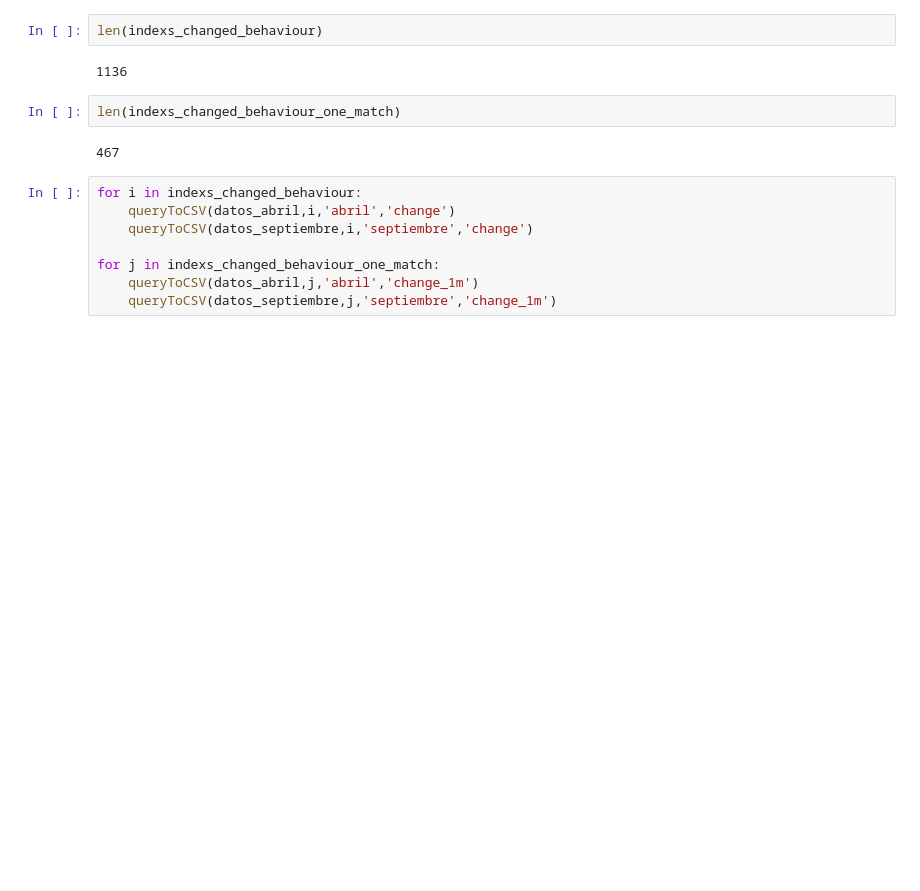
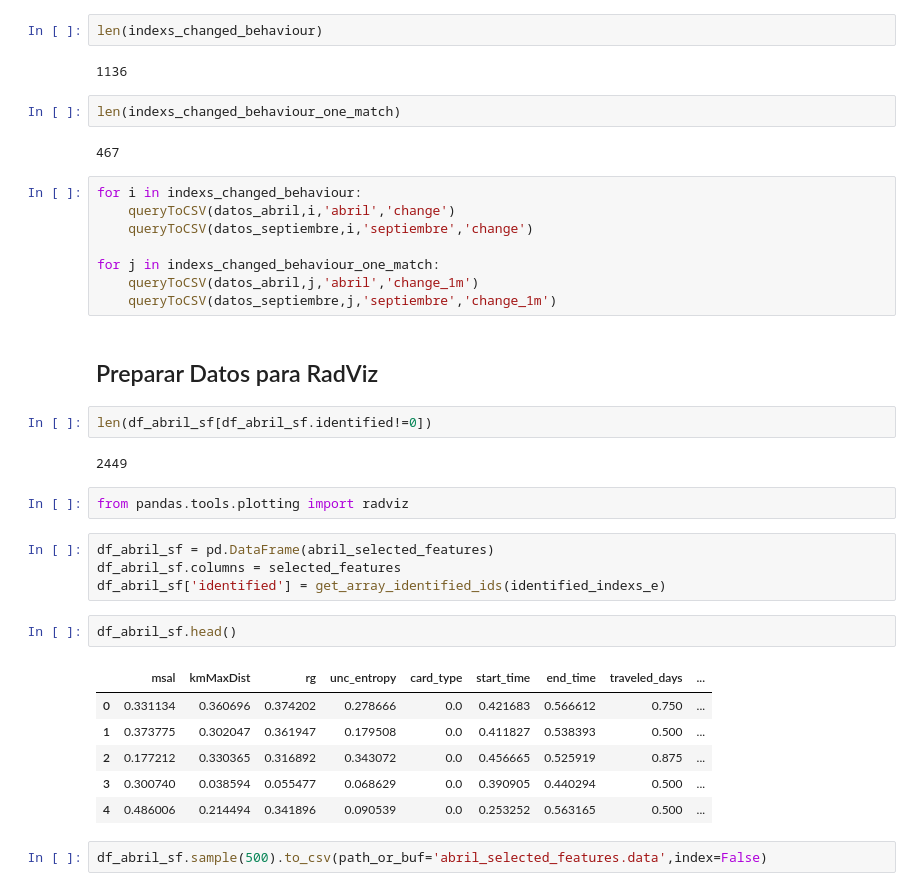
Before and after one commit to cinai/identification-algorithms, a Jupyter notebook: algoritmo_3/ResultsExploration.ipynb, the cells around one changed output. Drawn from its saved outputs; the diff is of its cells as text; blank space fills up the shorter version.

```diff
--- a/algoritmo_3/ResultsExploration.ipynb
+++ b/algoritmo_3/ResultsExploration.ipynb
@@ -824,3 +827,26 @@ for i in indexs_changed_behaviour:
 for j in indexs_changed_behaviour_one_match:
     queryToCSV(datos_abril,j,'abril','change_1m')
     queryToCSV(datos_septiembre,j,'septiembre','change_1m')
+# %% [markdown]
+## Preparar Datos para RadViz
+# %%
+len(df_abril_sf[df_abril_sf.identified!=0])
+# %% [output]
+2449
+# %%
+from pandas.tools.plotting import radviz
+# %%
+df_abril_sf = pd.DataFrame(abril_selected_features)
+df_abril_sf.columns = selected_features
+df_abril_sf['identified'] = get_array_identified_ids(identified_indexs_e)
+# %%
+df_abril_sf.head()
+# %% [output]
+|  | msal | kmMaxDist | rg | unc_entropy | card_type | start_time | end_time | traveled_days | ... |
+| 0 | 0.331134 | 0.360696 | 0.374202 | 0.278666 | 0.0 | 0.421683 | 0.566612 | 0.750 | ... |
+| 1 | 0.373775 | 0.302047 | 0.361947 | 0.179508 | 0.0 | 0.411827 | 0.538393 | 0.500 | ... |
+| 2 | 0.177212 | 0.330365 | 0.316892 | 0.343072 | 0.0 | 0.456665 | 0.525919 | 0.875 | ... |
+| 3 | 0.300740 | 0.038594 | 0.055477 | 0.068629 | 0.0 | 0.390905 | 0.440294 | 0.500 | ... |
+| 4 | 0.486006 | 0.214494 | 0.341896 | 0.090539 | 0.0 | 0.253252 | 0.563165 | 0.500 | ... |
+# %%
+df_abril_sf.sample(500).to_csv(path_or_buf='abril_selected_features.data',index=False)
```
Also changed, not shown: parts of 10 cells of this notebook.
